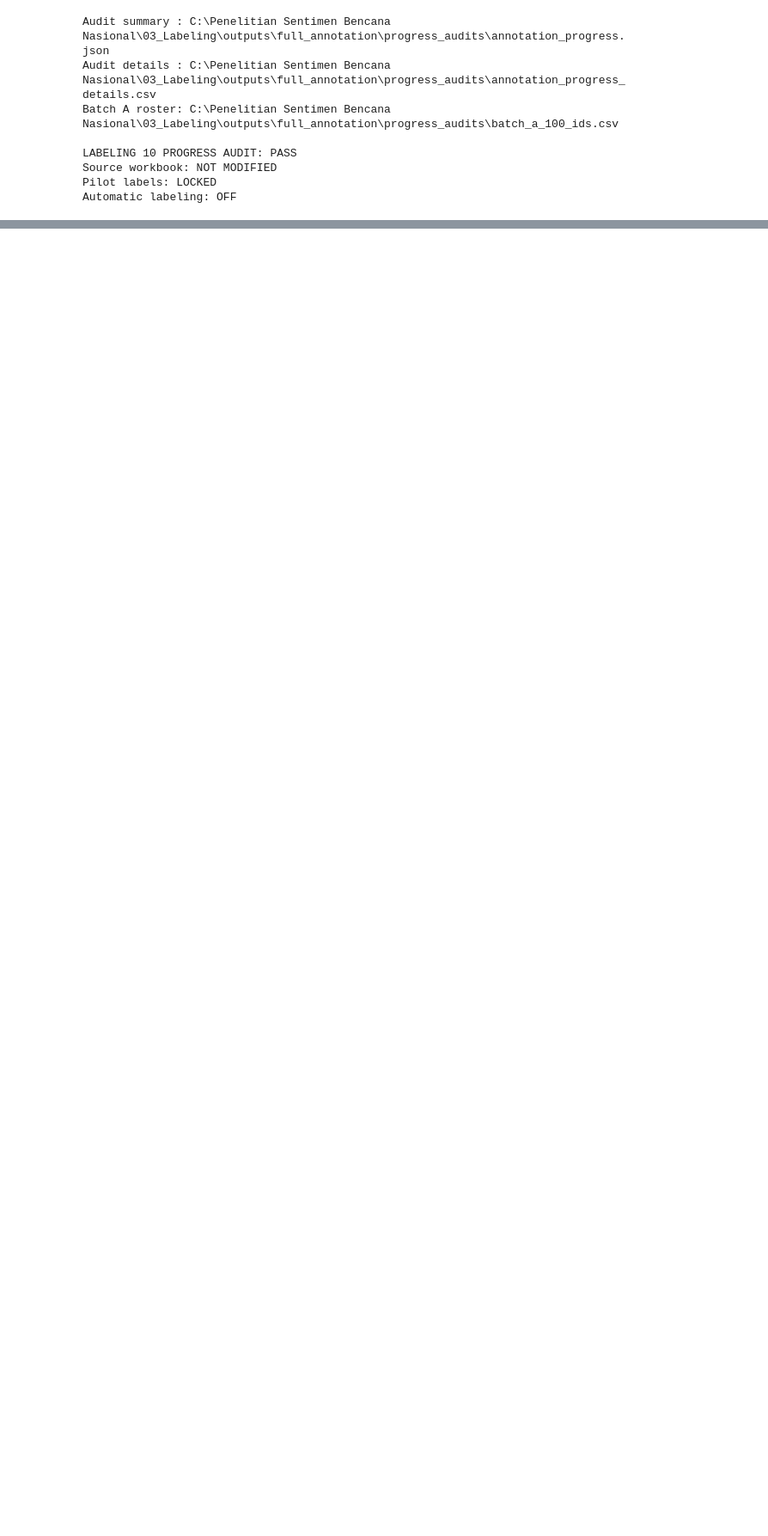
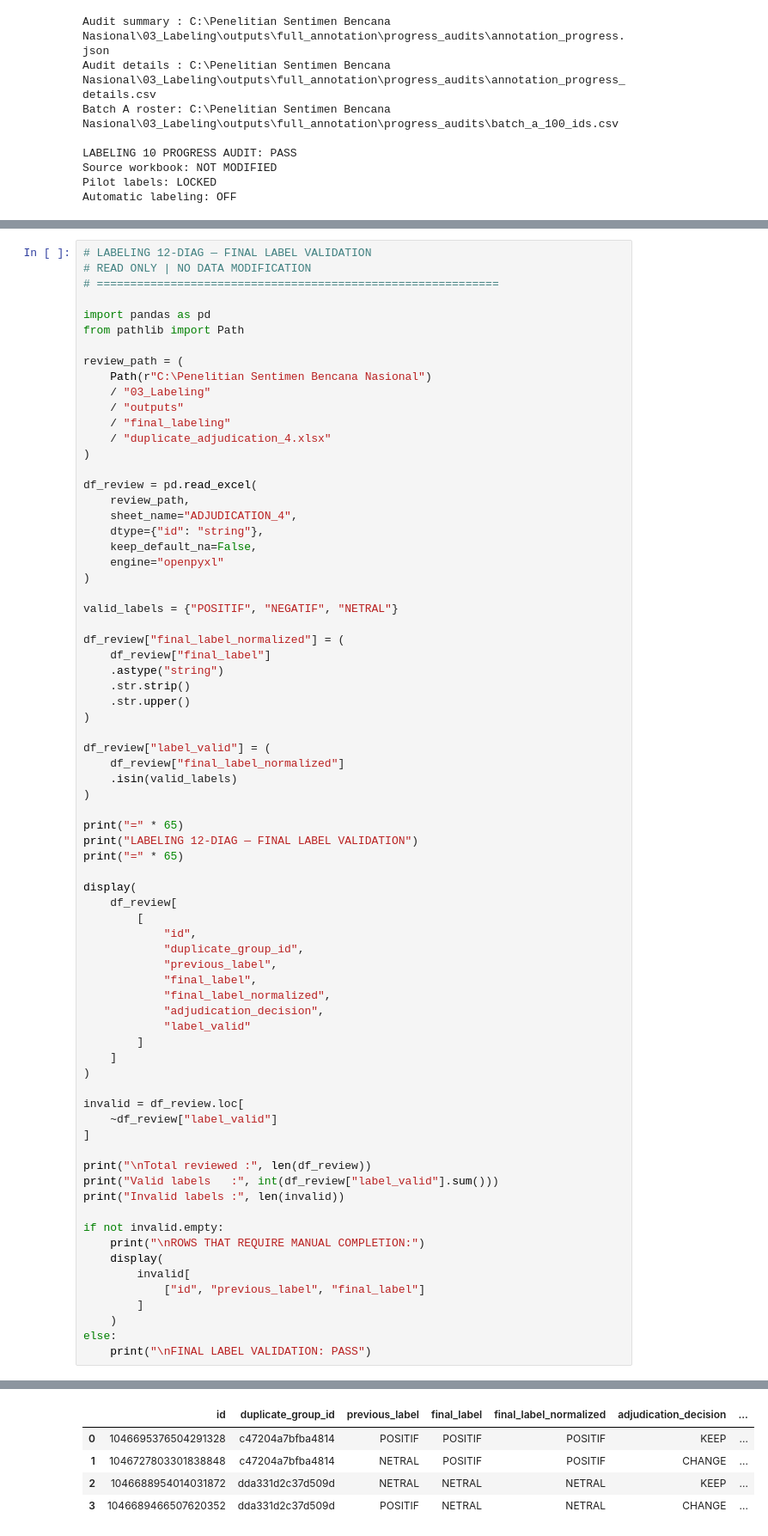
Before and after one commit to YusakSR/Penelitian-Sentimen-Bencana-Nasional, a Jupyter notebook: 03_Labeling/03_sentiment_labeling.ipynb, the cells around one changed output, grey strips where cells are left out. Shown at 86% size. Saved outputs shown, nothing was run; the diff lists cells and outputs as text; blank space fills up the shorter version.

Commit message:
Labeling Part17 Final Labeling Audit and Model Handoff

```diff
--- a/03_Labeling/03_sentiment_labeling.ipynb
+++ b/03_Labeling/03_sentiment_labeling.ipynb
@@ -2532,0 +2929,74 @@ Automatic labeling: OFF
+# %%
+# LABELING 12-DIAG — FINAL LABEL VALIDATION
+# READ ONLY | NO DATA MODIFICATION
+# ============================================================
+
+import pandas as pd
+from pathlib import Path
+
+review_path = (
+    Path(r"C:\Penelitian Sentimen Bencana Nasional")
+    / "03_Labeling"
+    / "outputs"
+    / "final_labeling"
+    / "duplicate_adjudication_4.xlsx"
+)
+
+df_review = pd.read_excel(
+    review_path,
+    sheet_name="ADJUDICATION_4",
+    dtype={"id": "string"},
+    keep_default_na=False,
+    engine="openpyxl"
+)
+
+valid_labels = {"POSITIF", "NEGATIF", "NETRAL"}
+
+df_review["final_label_normalized"] = (
+    df_review["final_label"]
+    .astype("string")
+    .str.strip()
+    .str.upper()
+)
+
+df_review["label_valid"] = (
+    df_review["final_label_normalized"]
+    .isin(valid_labels)
+)
+
+print("=" * 65)
+print("LABELING 12-DIAG — FINAL LABEL VALIDATION")
+print("=" * 65)
+
+display(
+    df_review[
+        [
+            "id",
+            "duplicate_group_id",
+            "previous_label",
+            "final_label",
+            "final_label_normalized",
+            "adjudication_decision",
+            "label_valid"
+        ]
+    ]
+)
+
+invalid = df_review.loc[
+    ~df_review["label_valid"]
+]
+
+print("\nTotal reviewed :", len(df_review))
+print("Valid labels   :", int(df_review["label_valid"].sum()))
+print("Invalid labels :", len(invalid))
+
+if not invalid.empty:
+    print("\nROWS THAT REQUIRE MANUAL COMPLETION:")
+    display(
+        invalid[
+            ["id", "previous_label", "final_label"]
+        ]
+    )
+else:
+    print("\nFINAL LABEL VALIDATION: PASS")
+# %% [output]
@@ -2532,0 +3006,5 @@ Automatic labeling: OFF
+|  | id | duplicate_group_id | previous_label | final_label | final_label_normalized | adjudication_decision | ... |
+| 0 | 1046695376504291328 | c47204a7bfba4814 | POSITIF | POSITIF | POSITIF | KEEP | ... |
+| 1 | 1046727803301838848 | c47204a7bfba4814 | NETRAL | POSITIF | POSITIF | CHANGE | ... |
+| 2 | 1046688954014031872 | dda331d2c37d509d | NETRAL | NETRAL | NETRAL | KEEP | ... |
+| 3 | 1046689466507620352 | dda331d2c37d509d | POSITIF | NETRAL | NETRAL | CHANGE | ... |
```
Also changed, not shown: parts of 4 cells of this notebook, 9 other files.
